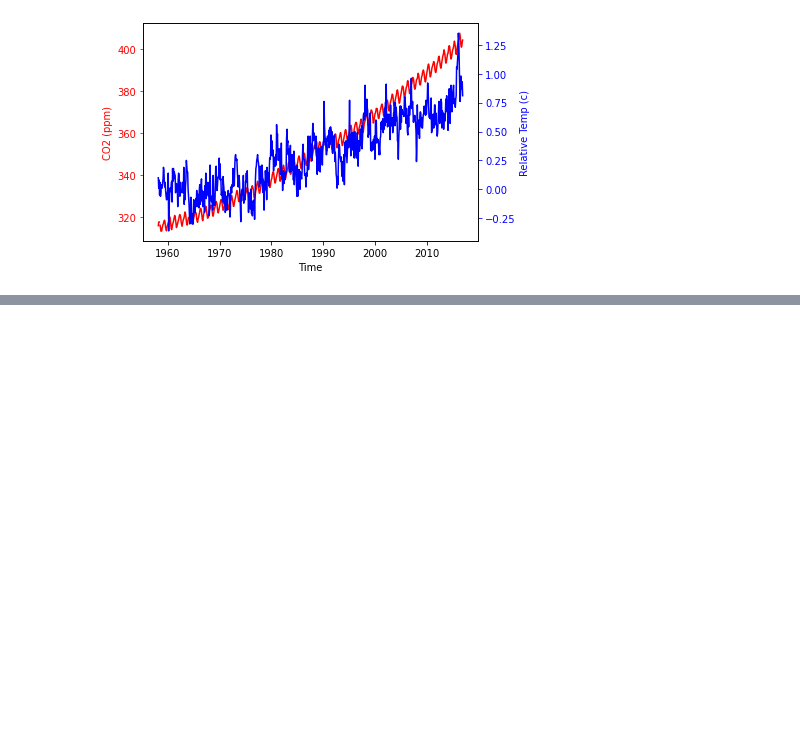
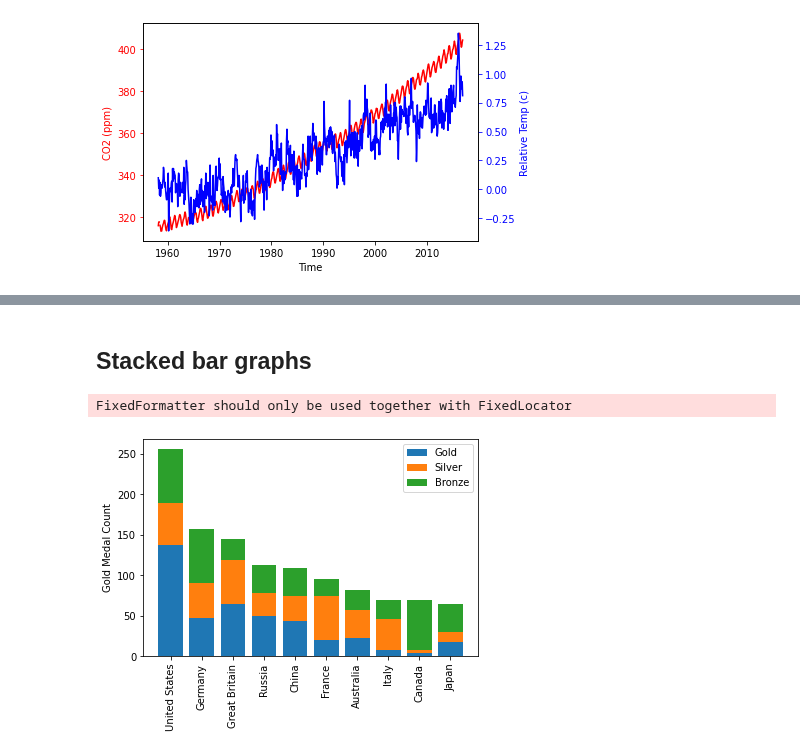
Before and after one commit to Jose-Servin/DataCamp, a Jupyter notebook: Courses/Intro_Matplotlib/all_about_matplotlib.ipynb, the cells around one changed output, grey strips where cells are left out. Cells and saved outputs as stored; diff of their text form; code cells hidden in the pictures; blank space fills up the shorter version.

```diff
--- a/Courses/Intro_Matplotlib/all_about_matplotlib.ipynb
+++ b/Courses/Intro_Matplotlib/all_about_matplotlib.ipynb
@@ -501,0 +553,18 @@ plt.show()
+# %% [markdown]
+## Stacked bar graphs
+# %%
+fig, ax = plt.subplots()
+
+ax.bar(olympic_medals.index, olympic_medals['Gold'], label='Gold')
+ax.bar(olympic_medals.index, olympic_medals['Silver'], bottom=olympic_medals['Gold'], label='Silver') # line that stacks data
+ax.bar(olympic_medals.index, olympic_medals['Bronze'], bottom = olympic_medals['Gold'] + olympic_medals['Silver'], label='Bronze')
+
+ax.set_xticklabels(olympic_medals.index, rotation=90)
+ax.set_ylabel('Gold Medal Count')
+
+ax.legend()
+
+plt.show()
+# %% [output]
+FixedFormatter should only be used together with FixedLocator
+[figure, added]
```
Also changed, not shown: parts of 7 cells of this notebook.
